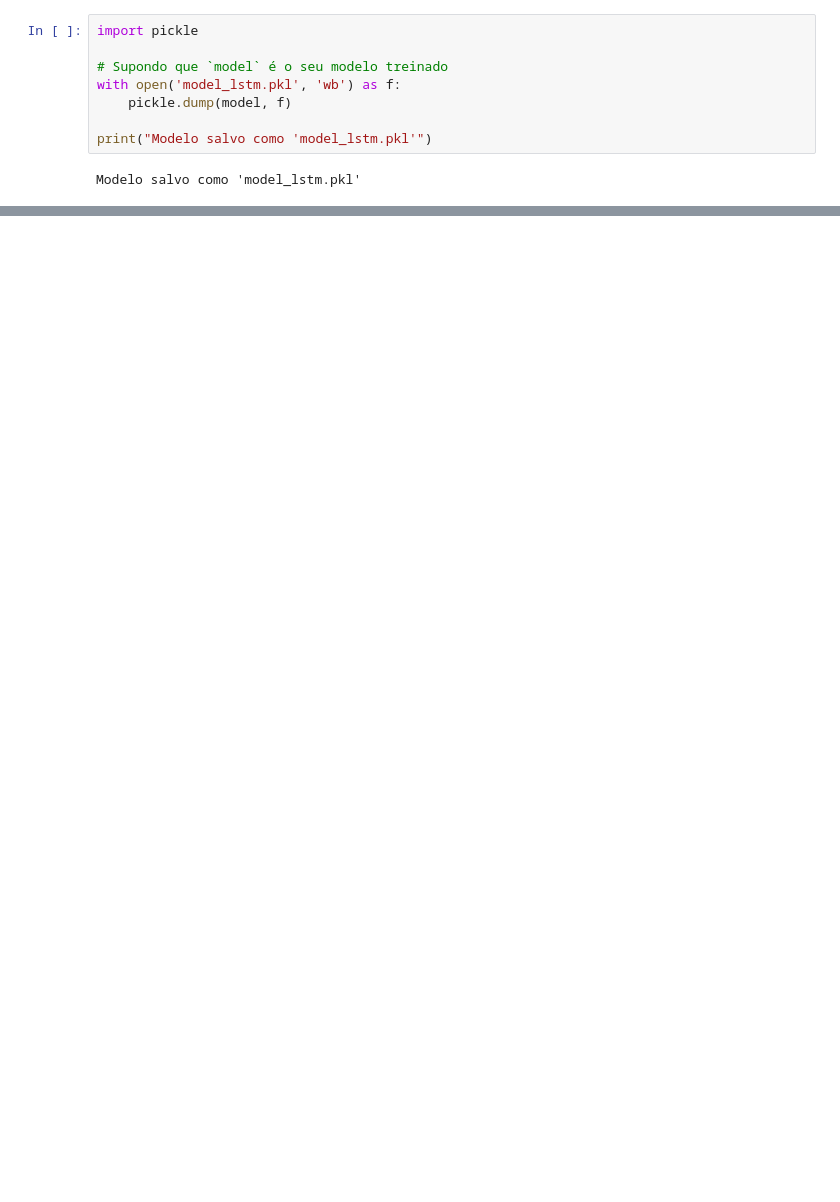
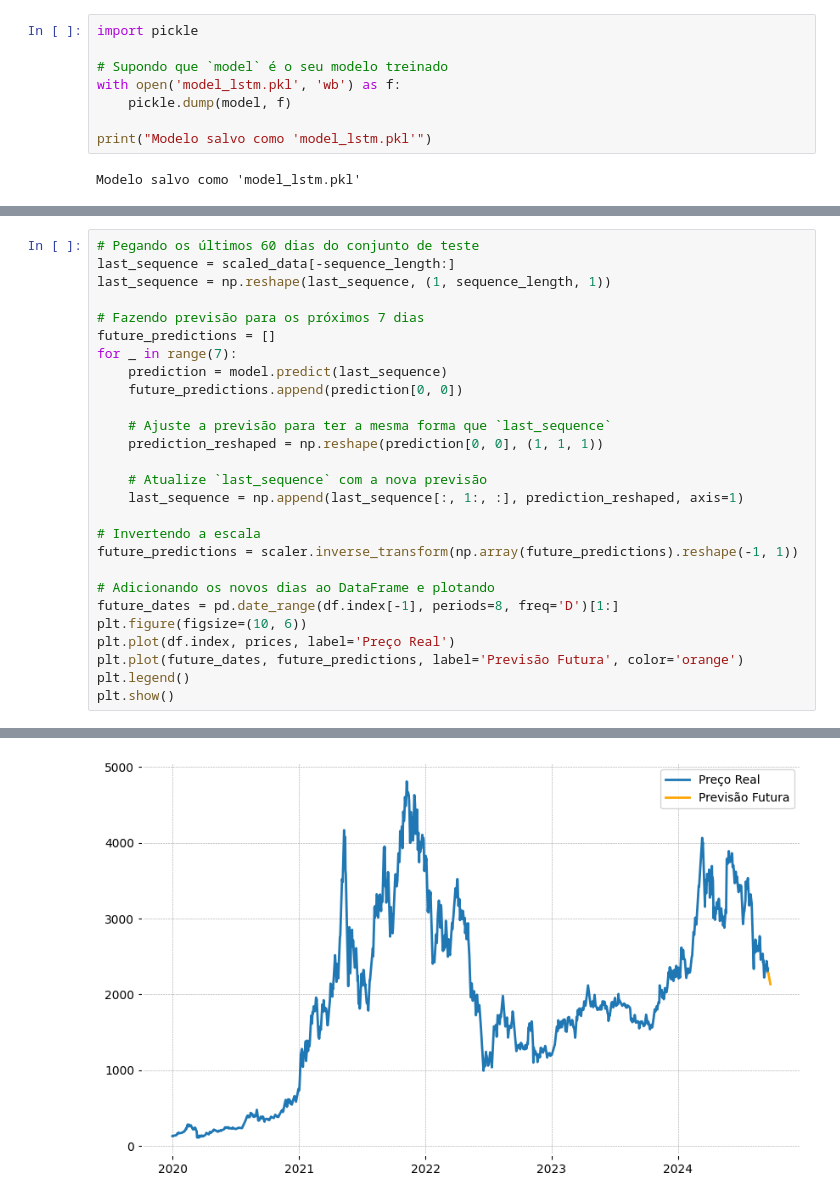
Before and after one commit to Rizzi26/Atividade-Ponderada-M7, a Jupyter notebook: src/notebooks/Coleta&Exploracao.ipynb, the cells around one changed output, grey strips where cells are left out. Cells and saved outputs as stored; diff of their text form; blank space fills up the shorter version.

```diff
--- a/src/notebooks/Coleta&Exploracao.ipynb
+++ b/src/notebooks/Coleta&Exploracao.ipynb
@@ -735,0 +609,28 @@ Polinômio de grau 7:
+# %%
+# Pegando os últimos 60 dias do conjunto de teste
+last_sequence = scaled_data[-sequence_length:]
+last_sequence = np.reshape(last_sequence, (1, sequence_length, 1))
+
+# Fazendo previsão para os próximos 7 dias
+future_predictions = []
+for _ in range(7):
+    prediction = model.predict(last_sequence)
+    future_predictions.append(prediction[0, 0])
+
+    # Ajuste a previsão para ter a mesma forma que `last_sequence`
+    prediction_reshaped = np.reshape(prediction[0, 0], (1, 1, 1))
+
+    # Atualize `last_sequence` com a nova previsão
+    last_sequence = np.append(last_sequence[:, 1:, :], prediction_reshaped, axis=1)
+
+# Invertendo a escala
+future_predictions = scaler.inverse_transform(np.array(future_predictions).reshape(-1, 1))
+
+# Adicionando os novos dias ao DataFrame e plotando
+future_dates = pd.date_range(df.index[-1], periods=8, freq='D')[1:]
+plt.figure(figsize=(10, 6))
+plt.plot(df.index, prices, label='Preço Real')
+plt.plot(future_dates, future_predictions, label='Previsão Futura', color='orange')
+plt.legend()
+plt.show()
+# %% [output]
@@ -735,0 +644 @@ Polinômio de grau 7:
+[figure, added]
```
Also changed, not shown: parts of 21 cells of this notebook, 22 other files.
